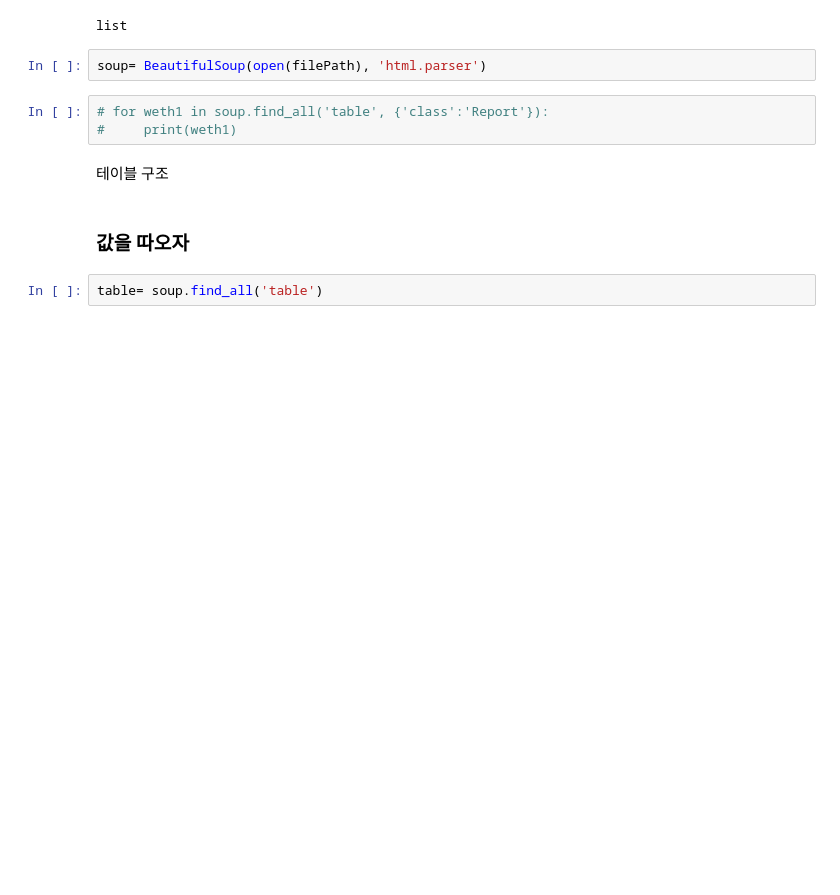
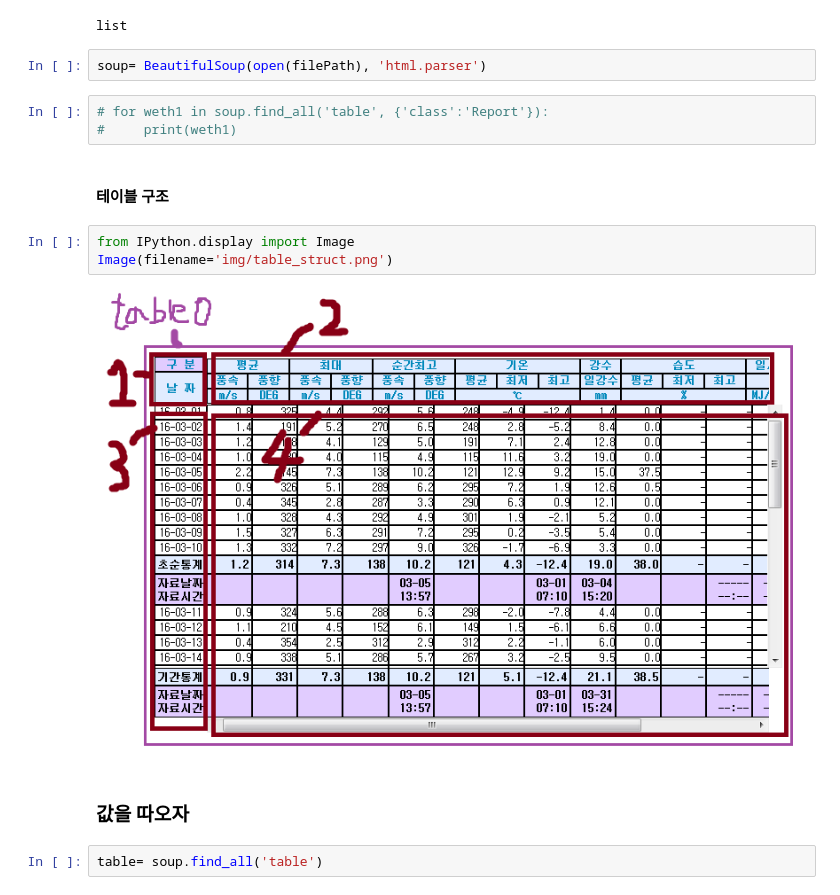
Before and after one commit to firstock/proj_sponge_bicycle, a Jupyter notebook: KHJ_clean.ipynb, the cells around one changed output. Cells and saved outputs as stored; diff of their text form; blank space fills up the shorter version.

```diff
--- a/KHJ_clean.ipynb
+++ b/KHJ_clean.ipynb
@@ -242,8 +242,13 @@ soup= BeautifulSoup(open(filePath), 'html.parser')
 # %%
 # for weth1 in soup.find_all('table', {'class':'Report'}):
 #     print(weth1)
-# %% [markdown]
-테이블 구조
+# %% [markdown]
+#### 테이블 구조
+# %%
+from IPython.display import Image
+Image(filename='img/table_struct.png')
+# %% [output]
+[figure, added]
 # %% [markdown]
 ### 값을 따오자
 # %%
```
Also changed, not shown: parts of 9 cells of this notebook, 1 other file.
